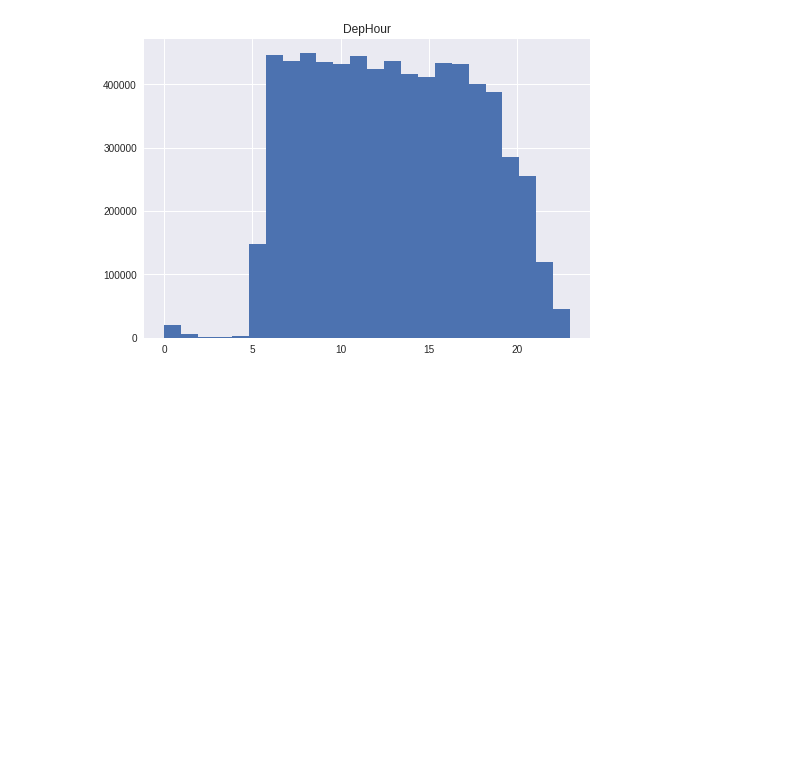
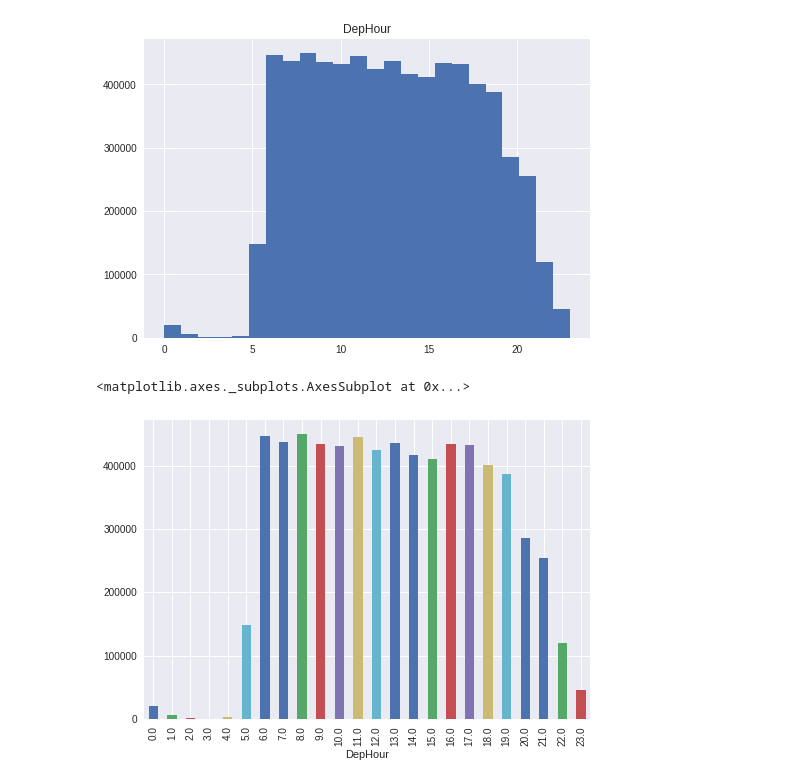
Before and after one commit to meswaramoorthy/mlcourse_ods, a Jupyter notebook: mlcourse_ods/Assignment/Assignment01/Notebook/ODS_Assignment1_EDA.ipynb, the cells around one changed output. Cells and saved outputs as stored; diff of their text form; code cells hidden in the pictures; blank space fills up the shorter version.

```diff
--- a/mlcourse_ods/Assignment/Assignment01/Notebook/ODS_Assignment1_EDA.ipynb
+++ b/mlcourse_ods/Assignment/Assignment01/Notebook/ODS_Assignment1_EDA.ipynb
@@ -408,3 +408,8 @@ flights_df.hist('DepHour', bins = 24)
 array([[<matplotlib.axes._subplots.AxesSubplot object at 0x...>]],
       dtype=object)
 [figure]
+# %%
+flights_df.groupby('DepHour').size().plot(kind = 'bar')
+# %% [output]
+<matplotlib.axes._subplots.AxesSubplot at 0x...>
+[figure, added]
```
Also changed, not shown: parts of 5 cells of this notebook.
